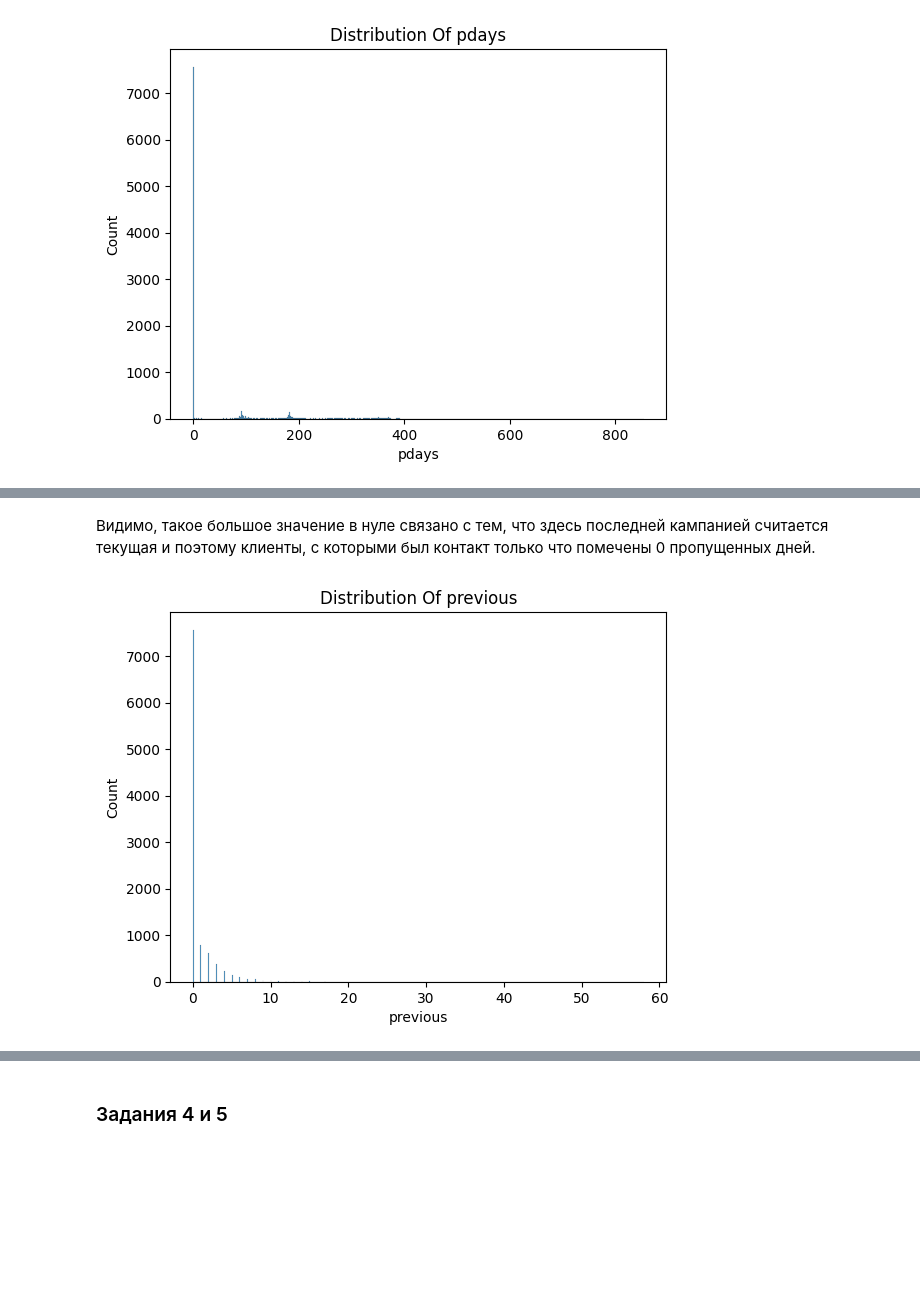
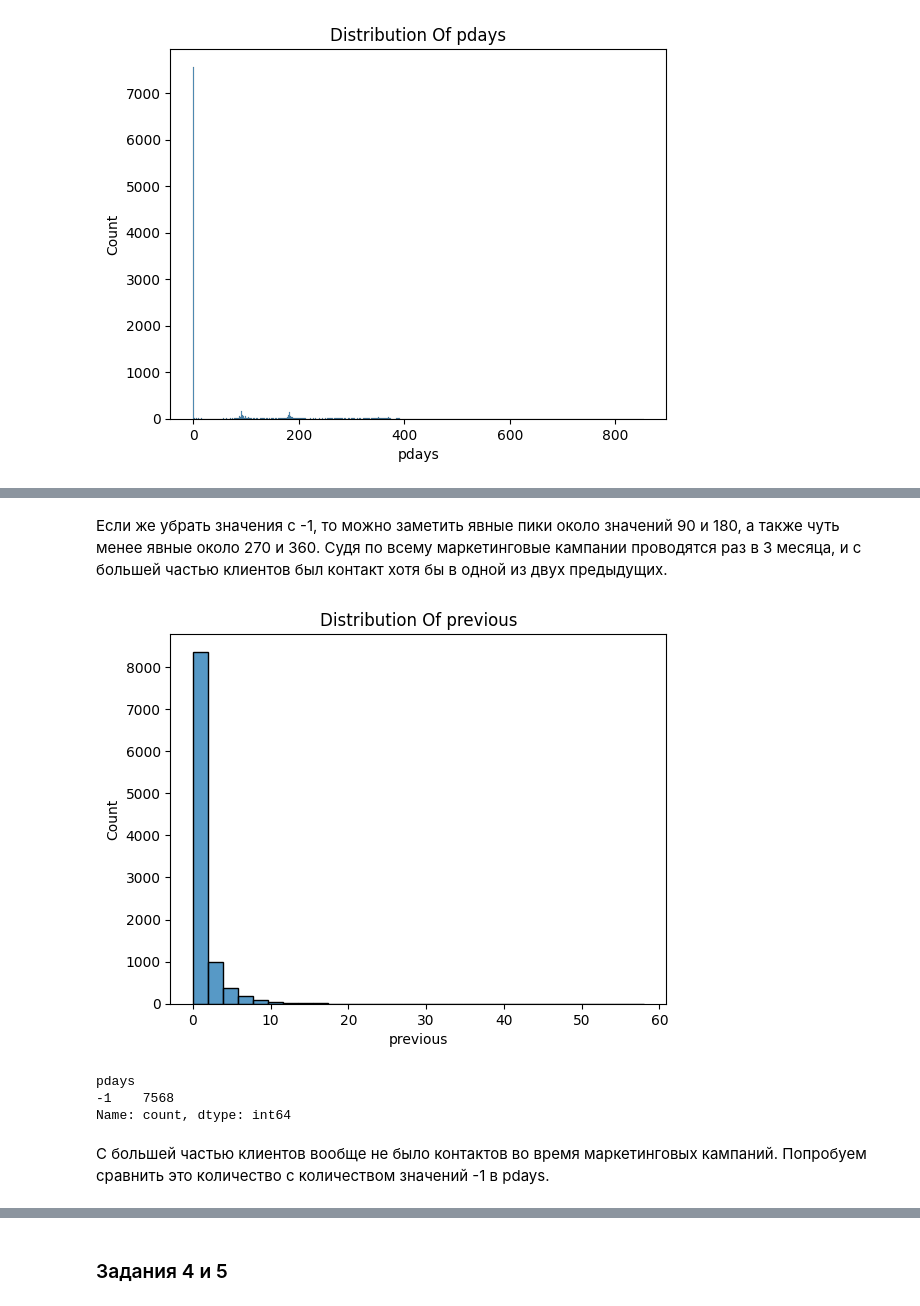
Before and after one commit to Blooodniy/PROJECT-4, a Jupyter notebook: Project_4_ML copy.ipynb, the cells around one changed output, grey strips where cells are left out. Drawn from its saved outputs; the diff is of its cells as text; code cells hidden in the pictures; blank space fills up the shorter version.

```diff
--- a/Project_4_ML copy.ipynb
+++ b/Project_4_ML copy.ipynb
@@ -199,8 +224,17 @@ plt.show()
 # %% [markdown]
-Видимо, такое большое значение в нуле связано с тем, что здесь последней кампанией считается текущая и поэтому клиенты, с которыми был контакт только что помечены 0 пропущенных дней.
+Если же убрать значения с -1, то можно заметить явные пики около значений 90 и 180, а также чуть менее явные около 270 и 360. Судя по всему маркетинговые кампании проводятся раз в 3 месяца, и с большей частью клиентов был контакт хотя бы в одной из двух предыдущих.
 # %%
-fig = sns.histplot(df['previous'])
+fig = sns.histplot(df['previous'], bins=df['previous'].value_counts().shape[0])
 fig.set_title('Distribution Of previous')
 plt.show()
 # %% [output]
-[figure, old version]
+[figure, new version]
+# %%
+df['pdays'][df['previous']==0].value_counts()
+# %% [output]
+pdays
+-1    7568
+Name: count, dtype: int64
+# %% [markdown]
+С большей частью клиентов вообще не было контактов во время маркетинговых кампаний.
+Попробуем сравнить это количество с количеством значений -1 в pdays.
```
Also changed, not shown: parts of 24 cells of this notebook.
